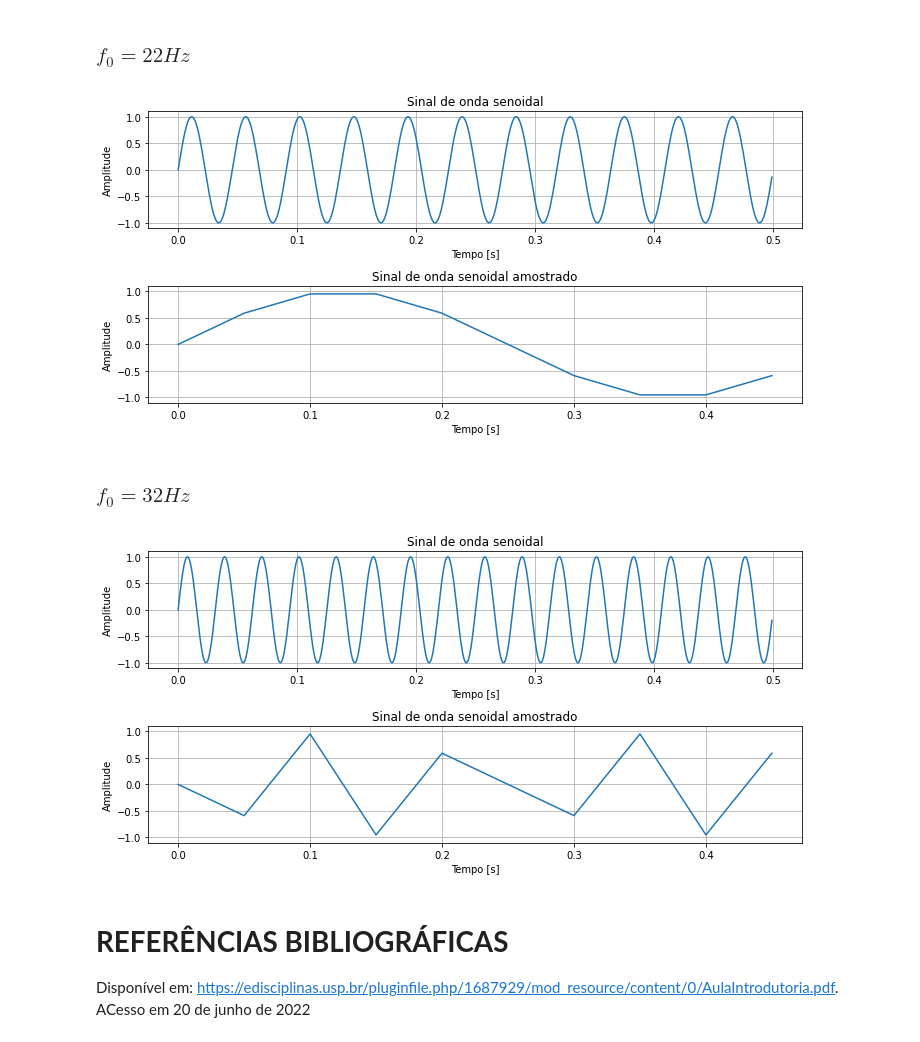
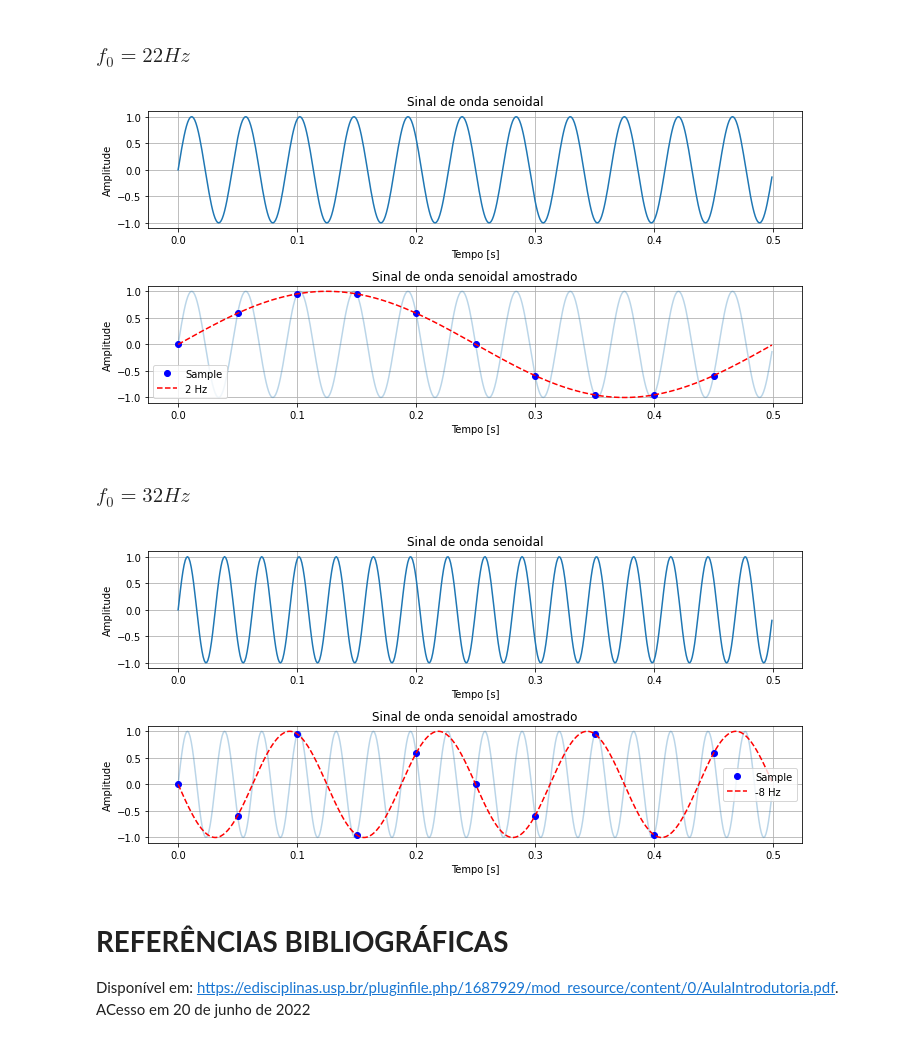
Before and after one commit to leonardoSaaads/ProcessamentoDigitalSinais, a Jupyter notebook: Unidade 2/aliasingsenoidais.ipynb, the cells around one changed output. Saved outputs shown, nothing was run; the diff lists cells and outputs as text; code cells hidden in the pictures.

```diff
--- a/Unidade 2/aliasingsenoidais.ipynb
+++ b/Unidade 2/aliasingsenoidais.ipynb
@@ -211,7 +222,8 @@ t0 = 0                                          # Tempo inicial
 tf = 0.5                                        # Tempo final
 dt = 0.001                                      # Tempo de amostragem
 t = np.arange(t0, tf, dt)                       # Vetor de tempo
-s = np.sin(2 * np.pi * 22 * t)                   # Sinal de onda senoidal
+s = np.sin(2 * np.pi * 22 * t)                  # Sinal de onda senoidal
+s_2 = np.sin(2 * np.pi * 2 * t)
 
 # Amostrando o sinal a uma taxa de amostragem de 40Hz
 freq = 20                                       # Frequência de amostragem
@@ -230,17 +242,20 @@ plt.grid()
 
 # Plotando o sinal de onda senoidal amostrado
 plt.subplot(2, 1, 2)
-plt.plot(t_sample, s_sample)
+plt.plot(t, s, alpha=0.3)                          # Original
+plt.plot(t_sample, s_sample, 'bo', label='Sample') # Amostrado
+plt.plot(t, s_2, 'r--', label='2 Hz')              # 2 Hz
 plt.ylim(-1.1, 1.1)
 plt.xlabel('Tempo [s]')
 plt.ylabel('Amplitude')
 plt.title('Sinal de onda senoidal amostrado')
+plt.legend()
 plt.grid()
 
 plt.tight_layout()
 plt.show()
 # %% [output]
-[figure, old version]
+[figure, new version]
 # %% [markdown]
 ### **$f_0 = 32 Hz$**
 # %%
@@ -252,36 +267,40 @@ t0 = 0                                          # Tempo inicial
 tf = 0.5                                        # Tempo final
 dt = 0.001                                      # Tempo de amostragem
 t = np.arange(t0, tf, dt)                       # Vetor de tempo
-s = np.sin(2 * np.pi * 32 * t)                   # Sinal de onda senoidal
+s = np.sin(2 * np.pi * 32 * t)                  # Sinal de onda senoidal
+s_8 = np.sin(2 * np.pi * -8 * t)                # Sinal de onda senoidal
 
 # Amostrando o sinal a uma taxa de amostragem de 40Hz
 freq = 20                                       # Frequência de amostragem
 T = 1 / freq                                    # Tempo de amostragem
 t_sample = np.arange(t0, tf, T)                 # Vetor de tempo de amostragem
 s_sample = np.sin(2 * np.pi * 32 * t_sample)    # Sinal de onda senoidal amostrado
 
 plt.figure(1, figsize=(10, 5))
 # Plotando o sinal de onda senoidal
 plt.subplot(2, 1, 1)
 plt.plot(t, s)
 plt.xlabel('Tempo [s]')
 plt.ylabel('Amplitude')
 plt.title('Sinal de onda senoidal')
 plt.grid()
 
 # Plotando o sinal de onda senoidal amostrado
 plt.subplot(2, 1, 2)
-plt.plot(t_sample, s_sample)
+plt.plot(t, s, alpha=0.3)                          # Original
+plt.plot(t_sample, s_sample, 'bo', label='Sample') # Amostrado
+plt.plot(t, s_8, 'r--', label='-8 Hz')              # 8 Hz
 plt.ylim(-1.1, 1.1)
 plt.xlabel('Tempo [s]')
 plt.ylabel('Amplitude')
 plt.title('Sinal de onda senoidal amostrado')
+plt.legend()
 plt.grid()
 
 plt.tight_layout()
 plt.show()
 # %% [output]
-[figure, old version]
+[figure, new version]
 # %% [markdown]
 # **REFERÊNCIAS BIBLIOGRÁFICAS**
 
```
Also changed, not shown: parts of 4 cells of this notebook.
